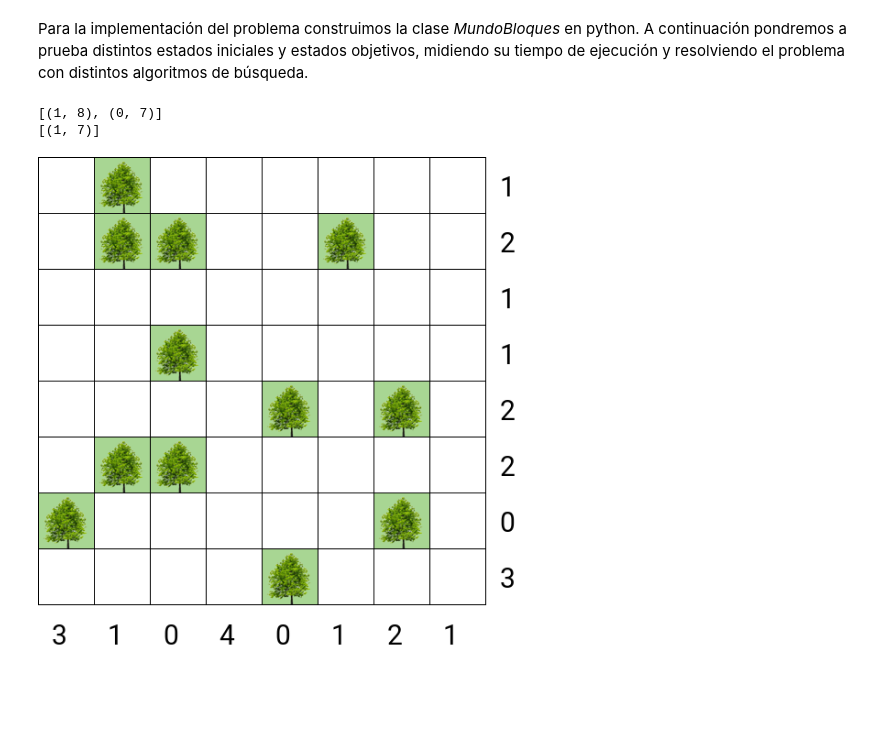
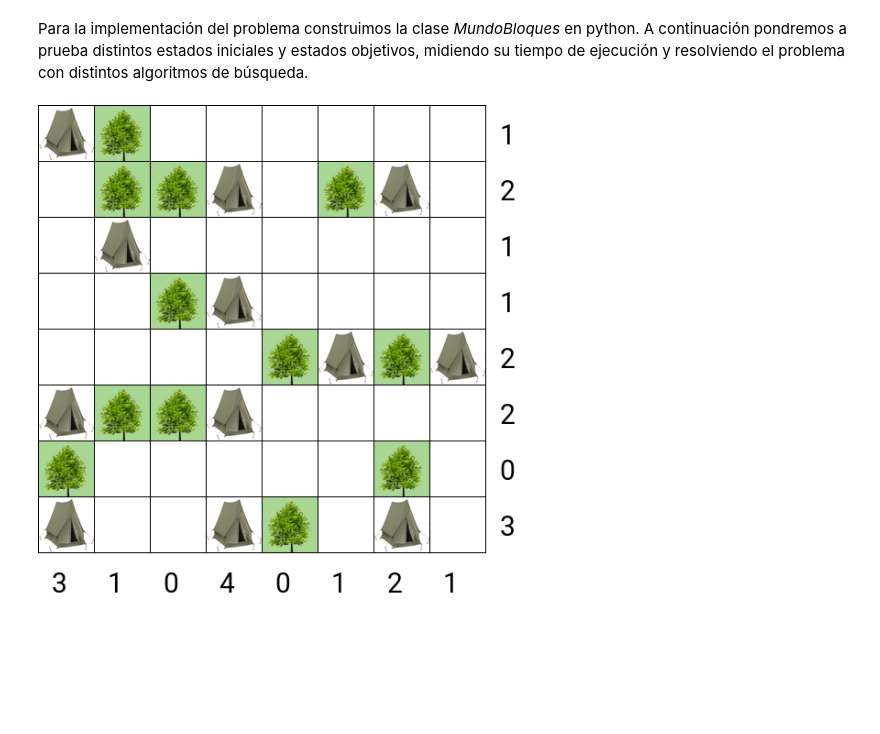
Before and after one commit to Bizangel/TentsAndTreesSolver, a Jupyter notebook: Proyecto2.ipynb, the cells around one changed output. Saved outputs shown, nothing was run; the diff lists cells and outputs as text; code cells hidden in the pictures; blank space fills up the shorter version.

Commit message:
Added green rules

```diff
--- a/Proyecto2.ipynb
+++ b/Proyecto2.ipynb
@@ -77,20 +77,23 @@ Para la implementación del problema construimos la clase *MundoBloques* en pyth
 # %%
 from TentsAndTreesPuzzleInterface.PuzzleStorage import StorePuzzle, LoadStoredPuzzle
 from TentsAndTrees import TentsAndTrees,Player
-
+import numpy as np
 
 matrix, row, col = LoadStoredPuzzle("Puzzles/puzzle1.npz")
 puzzle = TentsAndTrees(matrix,row,col)
 
 myplayer = Player(puzzle)
 
-# completemoves = [(2,0,3),(3,0,3),(4,0,3),(0,3,3),(0,4,3),(0,6,3),(0,7,3)]
-completemoves = [()]
-for action in completemoves:
-  puzzle.transition(action)
+completemoves = [(7,0,2),(7,3,2),(7,6,2),(5,0,2),(2,1,2),(0,0,2),(1,3,2),(1,6,2)
+                ,(3,3,2),(5,3,2),(4,5,2),(4,7,2)]
+
+for accion in completemoves:
+  puzzle.transition(accion)
+
+x = myplayer.make_emptygreen_rule()
+readable = myplayer.humanReadFormula(x[0])
+
 
 puzzle.displayState()
 # %% [output]
-[(1, 8), (0, 7)]
-[(1, 7)]
-[figure, old version]
+[figure, new version]
```
Also changed, not shown: parts of 1 cell of this notebook, 4 other files.
